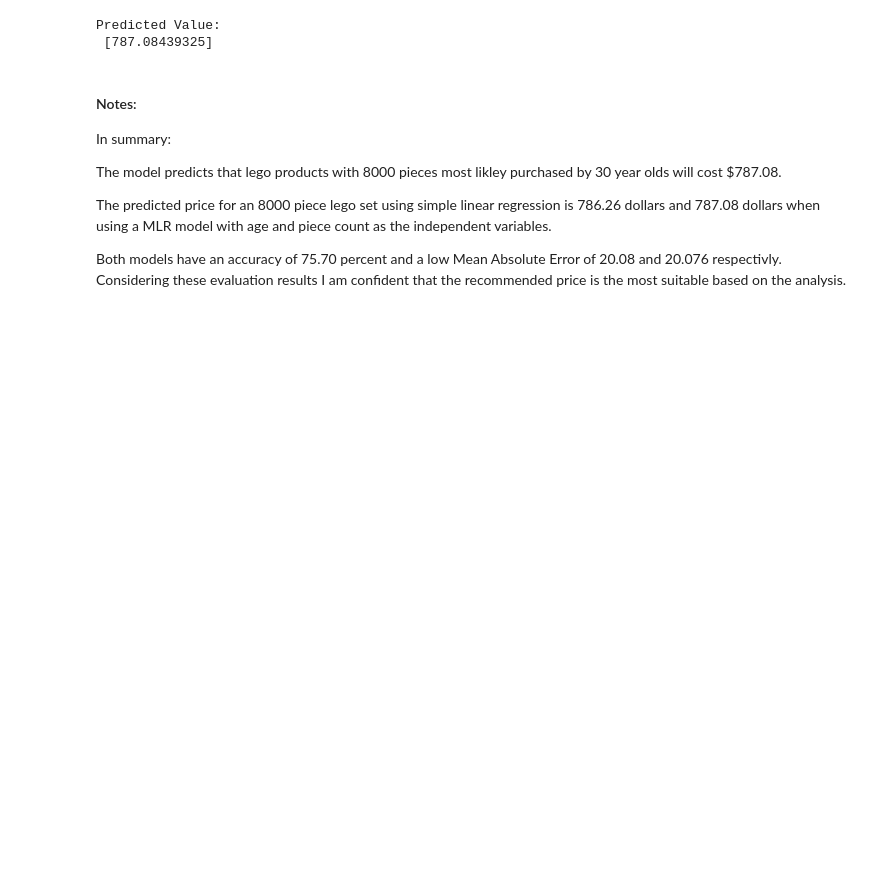
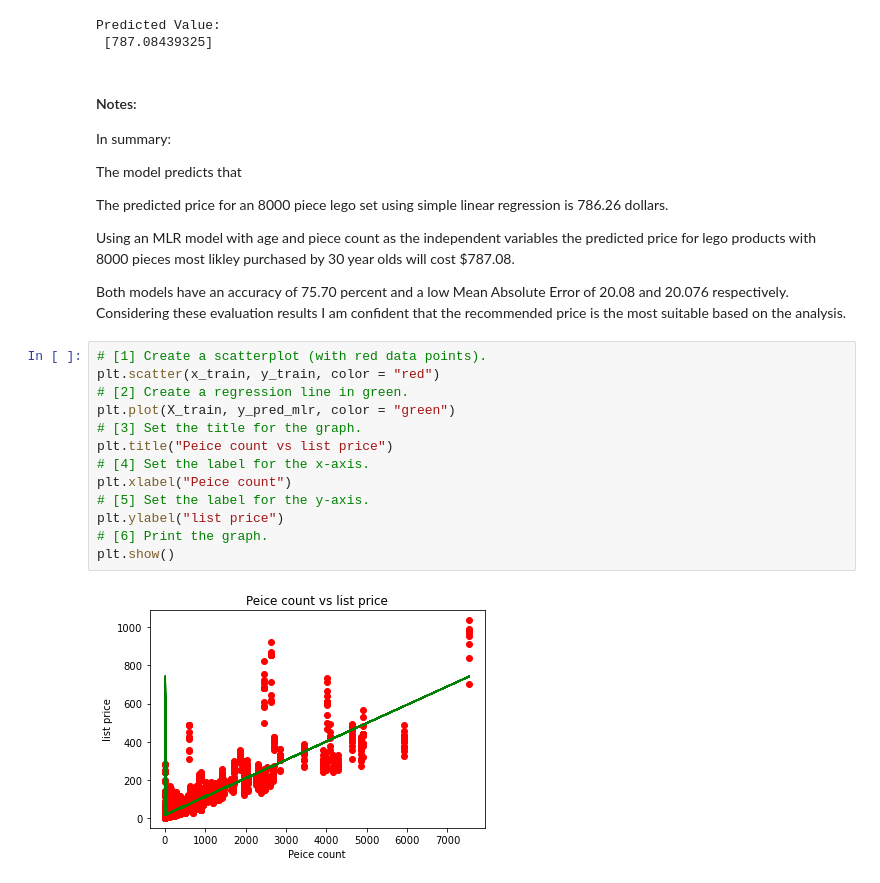
Before and after one commit to Abdi-Farah12/LSE_DA301_Assignment_3, a Jupyter notebook: Assignment_Week1.ipynb, the cells around one changed output. Drawn from its saved outputs; the diff is of its cells as text; blank space fills up the shorter version.

```diff
--- a/Assignment_Week1.ipynb
+++ b/Assignment_Week1.ipynb
@@ -326,8 +327,26 @@ Predicted Value:
 
 In summary:
 
-The model predicts that lego products with 8000 pieces most likley purchased by 30 year olds will cost $787.08.
+The model predicts that
 
-The predicted price for an 8000 piece lego set using simple linear regression is 786.26 dollars and 787.08 dollars when using a MLR model with age and piece count as the independent variables.
+The predicted price for an 8000 piece lego set using simple linear regression is 786.26 dollars.
 
-Both models have an accuracy of 75.70 percent and a low Mean Absolute Error of 20.08 and 20.076 respectivly. Considering these evaluation results I am confident that the recommended price is the most suitable based on the analysis.
+Using an MLR model with age and piece count as the independent variables the predicted price for
+lego products with 8000 pieces most likley purchased by 30 year olds will cost $787.08.
+
+Both models have an accuracy of 75.70 percent and a low Mean Absolute Error of 20.08 and 20.076 respectively. Considering these evaluation results I am confident that the recommended price is the most suitable based on the analysis.
+# %%
+# [1] Create a scatterplot (with red data points).
+plt.scatter(x_train, y_train, color = "red")
+# [2] Create a regression line in green.
+plt.plot(X_train, y_pred_mlr, color = "green")
+# [3] Set the title for the graph.
+plt.title("Peice count vs list price")
+# [4] Set the label for the x-axis.
+plt.xlabel("Peice count")
+# [5] Set the label for the y-axis.
+plt.ylabel("list price")
+# [6] Print the graph.
+plt.show()
+# %% [output]
+[figure, added]
```
Also changed, not shown: parts of 10 cells of this notebook, 3 other files.
